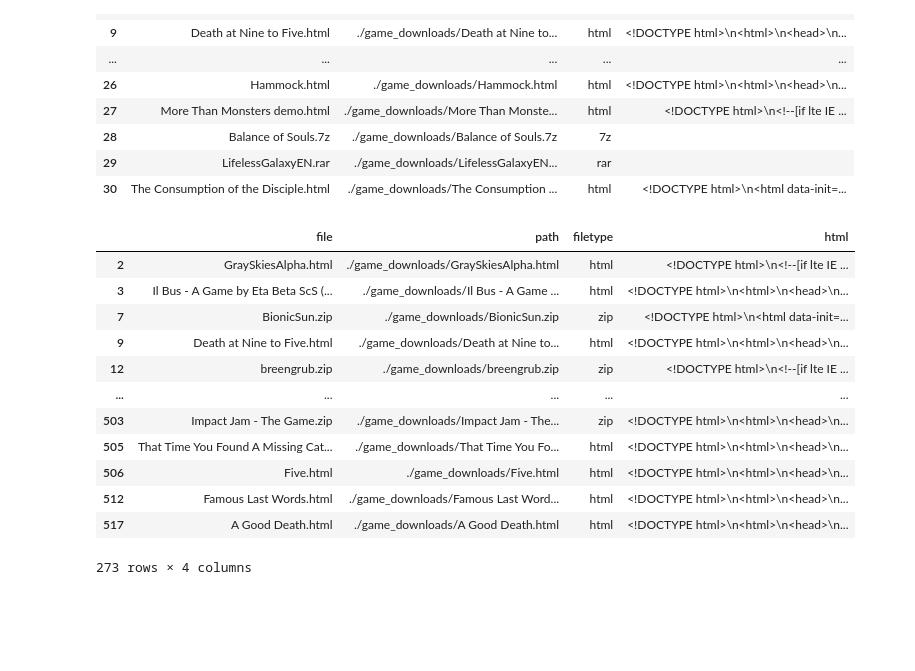
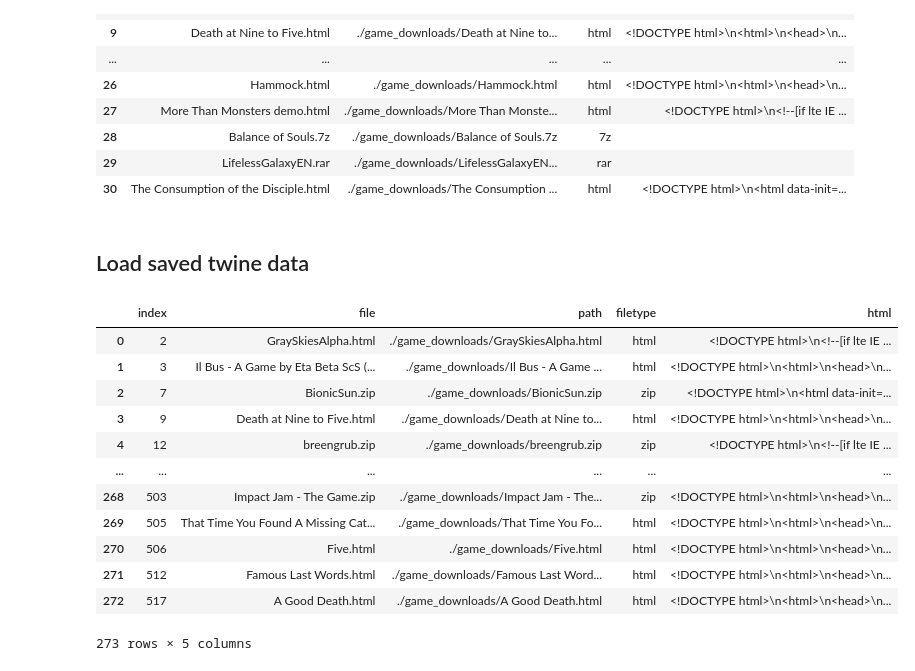
Before and after one commit to alex-calderwood/spindle, a Jupyter notebook: data_exploration.ipynb, the cells around one changed output. Saved outputs shown, nothing was run; the diff lists cells and outputs as text; code cells hidden in the pictures; blank space fills up the shorter version.

Commit message:
Working on data exploration.

```diff
--- a/data_exploration.ipynb
+++ b/data_exploration.ipynb
@@ -75,21 +78,26 @@ twine.head(30)
 | 28 | Balance of Souls.7z | ./game_downloads/Balance of Souls.7z | 7z |  |
 | 29 | LifelessGalaxyEN.rar | ./game_downloads/LifelessGalaxyEN... | rar |  |
 | 30 | The Consumption of the Disciple.html | ./game_downloads/The Consumption ... | html | <!DOCTYPE html>\n<html data-init=... |
+# %% [markdown]
+## Load saved twine data
+# %%
+import pandas as pd
+twine = pd.read_pickle('twine.pkl')
 # %%
 valid_twine = twine[twine.html != '']
-valid_twine.reset_index
+valid_twine = valid_twine.reset_index()
 valid_twine
 # %% [output]
-|  | file | path | filetype | html |
-| 2 | GraySkiesAlpha.html | ./game_downloads/GraySkiesAlpha.html | html | ﻿<!DOCTYPE html>\n<!--[if lte IE ... |
-| 3 | Il Bus - A Game by Eta Beta ScS (... | ./game_downloads/Il Bus - A Game ... | html | <!DOCTYPE html>\n<html>\n<head>\n... |
-| 7 | BionicSun.zip | ./game_downloads/BionicSun.zip | zip | <!DOCTYPE html>\n<html data-init=... |
-| 9 | Death at Nine to Five.html | ./game_downloads/Death at Nine to... | html | <!DOCTYPE html>\n<html>\n<head>\n... |
-| 12 | breengrub.zip | ./game_downloads/breengrub.zip | zip | ﻿<!DOCTYPE html>\n<!--[if lte IE ... |
-| ... | ... | ... | ... | ... |
-| 503 | Impact Jam - The Game.zip | ./game_downloads/Impact Jam - The... | zip | <!DOCTYPE html>\n<html>\n<head>\n... |
-| 505 | That Time You Found A Missing Cat... | ./game_downloads/That Time You Fo... | html | <!DOCTYPE html>\n<html>\n<head>\n... |
-| 506 | Five.html | ./game_downloads/Five.html | html | <!DOCTYPE html>\n<html>\n<head>\n... |
-| 512 | Famous Last Words.html | ./game_downloads/Famous Last Word... | html | <!DOCTYPE html>\n<html>\n<head>\n... |
-| 517 | A Good Death.html | ./game_downloads/A Good Death.html | html | <!DOCTYPE html>\n<html>\n<head>\n... |
+|  | index | file | path | filetype | html |
+| 0 | 2 | GraySkiesAlpha.html | ./game_downloads/GraySkiesAlpha.html | html | ﻿<!DOCTYPE html>\n<!--[if lte IE ... |
+| 1 | 3 | Il Bus - A Game by Eta Beta ScS (... | ./game_downloads/Il Bus - A Game ... | html | <!DOCTYPE html>\n<html>\n<head>\n... |
+| 2 | 7 | BionicSun.zip | ./game_downloads/BionicSun.zip | zip | <!DOCTYPE html>\n<html data-init=... |
+| 3 | 9 | Death at Nine to Five.html | ./game_downloads/Death at Nine to... | html | <!DOCTYPE html>\n<html>\n<head>\n... |
+| 4 | 12 | breengrub.zip | ./game_downloads/breengrub.zip | zip | ﻿<!DOCTYPE html>\n<!--[if lte IE ... |
+| ... | ... | ... | ... | ... | ... |
+| 268 | 503 | Impact Jam - The Game.zip | ./game_downloads/Impact Jam - The... | zip | <!DOCTYPE html>\n<html>\n<head>\n... |
+| 269 | 505 | That Time You Found A Missing Cat... | ./game_downloads/That Time You Fo... | html | <!DOCTYPE html>\n<html>\n<head>\n... |
+| 270 | 506 | Five.html | ./game_downloads/Five.html | html | <!DOCTYPE html>\n<html>\n<head>\n... |
+| 271 | 512 | Famous Last Words.html | ./game_downloads/Famous Last Word... | html | <!DOCTYPE html>\n<html>\n<head>\n... |
+| 272 | 517 | A Good Death.html | ./game_downloads/A Good Death.html | html | <!DOCTYPE html>\n<html>\n<head>\n... |
-273 rows × 4 columns
+273 rows × 5 columns
```
Also changed, not shown: parts of 17 cells of this notebook, 3 other files.
